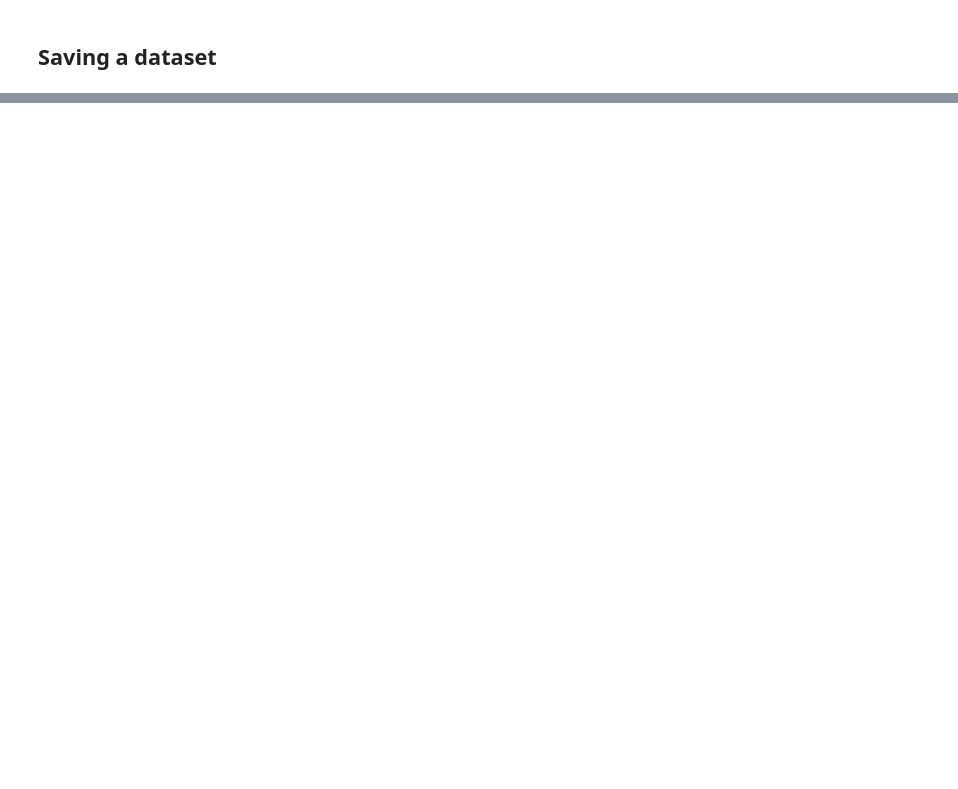
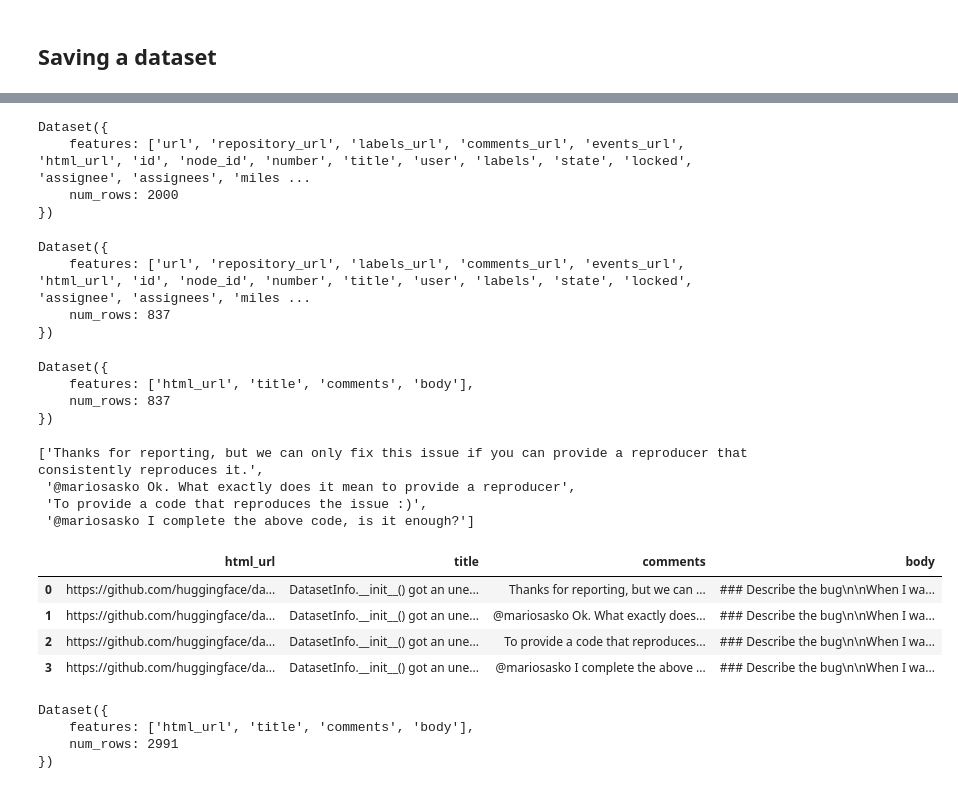
Before and after one commit to ptah23/nlp-transformers-course-notebooks, a Jupyter notebook: 5.The datasets library.ipynb, the cells around one changed output, grey strips where cells are left out. Saved outputs shown, nothing was run; the diff lists cells and outputs as text; code cells hidden in the pictures; blank space fills up the shorter version.

```diff
--- a/5.The datasets library.ipynb
+++ b/5.The datasets library.ipynb
@@ -527,0 +428,60 @@ Dataset json downloaded and prepared to /root/.cache/huggingface/datasets/json/d
+# %%
+from datasets import load_dataset
+
+issues_dataset = load_dataset("ptah23/github-issues", split="train")
+issues_dataset
+# %% [output]
+Dataset({
+    features: ['url', 'repository_url', 'labels_url', 'comments_url', 'events_url', 'html_url', 'id', 'node_id', 'number', 'title', 'user', 'labels', 'state', 'locked', 'assignee', 'assignees', 'miles ...
+    num_rows: 2000
+})
+# %%
+issues_dataset = issues_dataset.filter(
+    lambda x: (x["is_pull_request"] == False and len(x["comments"]) > 0)
+)
+issues_dataset
+# %% [output]
+Dataset({
+    features: ['url', 'repository_url', 'labels_url', 'comments_url', 'events_url', 'html_url', 'id', 'node_id', 'number', 'title', 'user', 'labels', 'state', 'locked', 'assignee', 'assignees', 'miles ...
+    num_rows: 837
+})
+# %%
+columns = issues_dataset.column_names
+columns_to_keep = ["title", "body", "html_url", "comments"]
+columns_to_remove = set(columns_to_keep).symmetric_difference(columns)
+issues_dataset = issues_dataset.remove_columns(columns_to_remove)
+issues_dataset
+# %% [output]
+Dataset({
+    features: ['html_url', 'title', 'comments', 'body'],
+    num_rows: 837
+})
+# %%
+#use pandas to explode comments arrays in each row to (html_url, title, body, comment) tuple.
+issues_dataset.set_format("pandas")
+df = issues_dataset[:]
+# %%
+df["comments"][0].tolist()
+# %% [output]
+['Thanks for reporting, but we can only fix this issue if you can provide a reproducer that consistently reproduces it.',
+ '@mariosasko Ok. What exactly does it mean to provide a reproducer',
+ 'To provide a code that reproduces the issue :)',
+ '@mariosasko I complete the above code, is it enough?']
+# %%
+comments_df = df.explode("comments", ignore_index=True)
+comments_df.head(4)
+# %% [output]
+|  | html_url | title | comments | body |
+| 0 | https://github.com/huggingface/da... | DatasetInfo.__init__() got an une... | Thanks for reporting, but we can ... | ### Describe the bug\n\nWhen I wa... |
+| 1 | https://github.com/huggingface/da... | DatasetInfo.__init__() got an une... | @mariosasko Ok. What exactly does... | ### Describe the bug\n\nWhen I wa... |
+| 2 | https://github.com/huggingface/da... | DatasetInfo.__init__() got an une... | To provide a code that reproduces... | ### Describe the bug\n\nWhen I wa... |
+| 3 | https://github.com/huggingface/da... | DatasetInfo.__init__() got an une... | @mariosasko I complete the above ... | ### Describe the bug\n\nWhen I wa... |
+# %%
+from datasets import Dataset
+comments_dataset = Dataset.from_pandas(comments_df)
+comments_dataset
+# %% [output]
+Dataset({
+    features: ['html_url', 'title', 'comments', 'body'],
+    num_rows: 2991
+})
```
Also changed, not shown: parts of 87 cells of this notebook.
